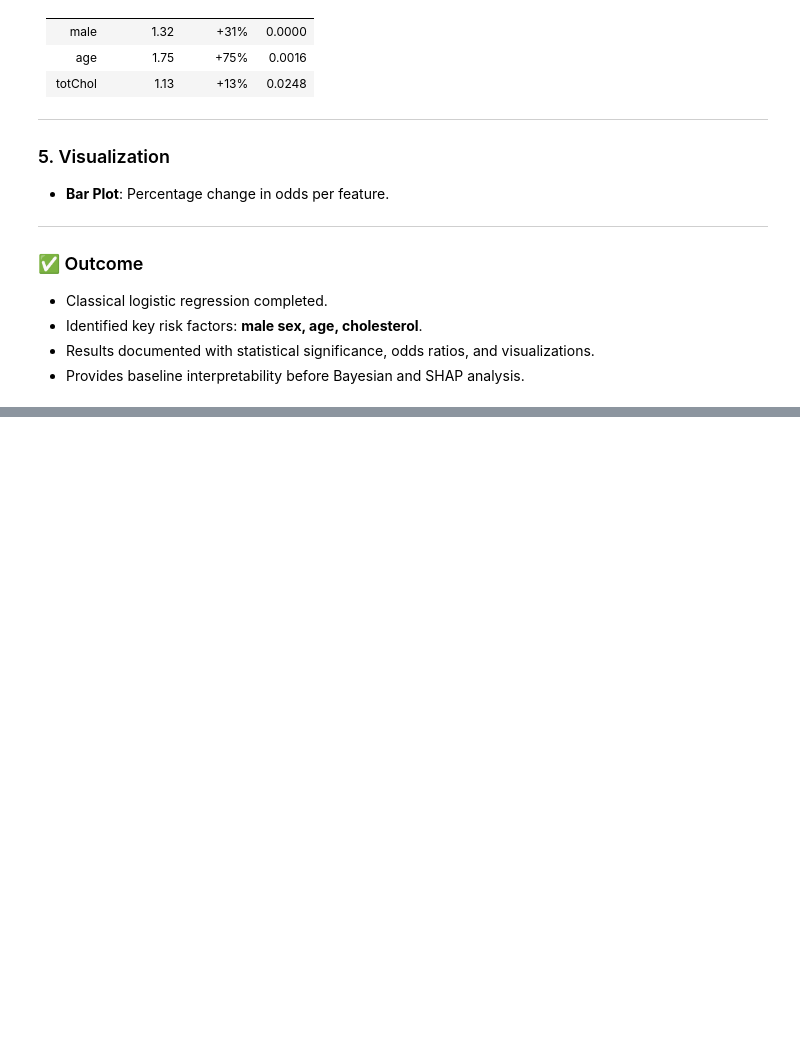
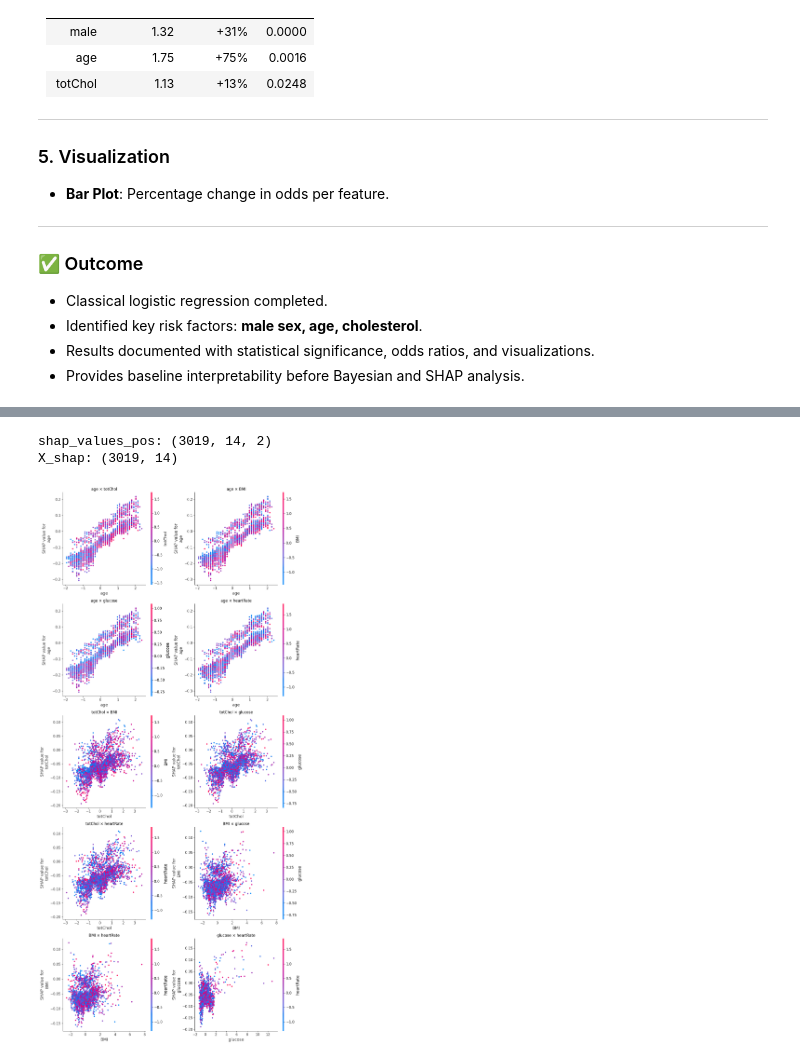
Before and after one commit to YOUSEF-ysfxjo/ml-cs-stats-interpretability-, a Jupyter notebook: notebooks/04-interpretability.ipynb, the cells around one changed output, grey strips where cells are left out. Drawn from its saved outputs; the diff is of its cells as text; code cells hidden in the pictures; blank space fills up the shorter version.

```diff
--- a/notebooks/04-interpretability.ipynb
+++ b/notebooks/04-interpretability.ipynb
@@ -552,0 +590,57 @@ plt.show()
+# %%
+pipe = joblib.load("../data/artifacts/rf_pipeline.pkl")
+rf_model = pipe.named_steps["rf"]
+
+cols_final = [
+    "male", "age", "education", "currentSmoker", "cigsPerDay",
+    "BPMeds", "prevalentStroke", "prevalentHyp", "diabetes",
+    "totChol", "BMI", "heartRate", "glucose", "HeavySmoker"
+]
+
+X_shap = X_train[cols_final].copy()
+
+explainer = shap.TreeExplainer(rf_model)
+shap_values = explainer.shap_values(X_shap)
+
+shap_values_pos = shap_values[1] if isinstance(shap_values, list) and len(shap_values) > 1 else shap_values
+if shap_values_pos.shape[1] != X_shap.shape[1]:
+    shap_values_pos = shap_values_pos[:, :-1]
+
+shap_interaction_values = explainer.shap_interaction_values(X_shap)
+# %%
+print("shap_values_pos:", shap_values_pos.shape)
+print("X_shap:", X_shap.shape)
+# %% [output]
+shap_values_pos: (3019, 14, 2)
+X_shap: (3019, 14)
+# %%
+import itertools
+
+if shap_values_pos.ndim == 3:
+    shap_values_pos = shap_values_pos[:, :, 1]
+
+mean_abs_shap = np.mean(np.abs(shap_values_pos), axis=0)
+top_features = np.array(cols_final)[np.argsort(-mean_abs_shap)[:5]]
+
+pairs = list(itertools.combinations(top_features, 2))
+
+n = len(pairs)
+rows = int(np.ceil(n/2))
+fig, axes = plt.subplots(rows, 2, figsize=(12, 5*rows))
+
+for ax, (f1, f2) in zip(axes.flatten(), pairs):
+    shap.dependence_plot(
+        f1,
+        shap_values_pos,
+        X_shap,
+        display_features=X_shap,
+        interaction_index=f2,
+        ax=ax,
+        show=False
+    )
+    ax.set_title(f"{f1} × {f2}")
+
+plt.tight_layout()
+plt.show()
+# %% [output]
+[figure, added]
```
Also changed, not shown: parts of 53 cells of this notebook, 8 other files.
